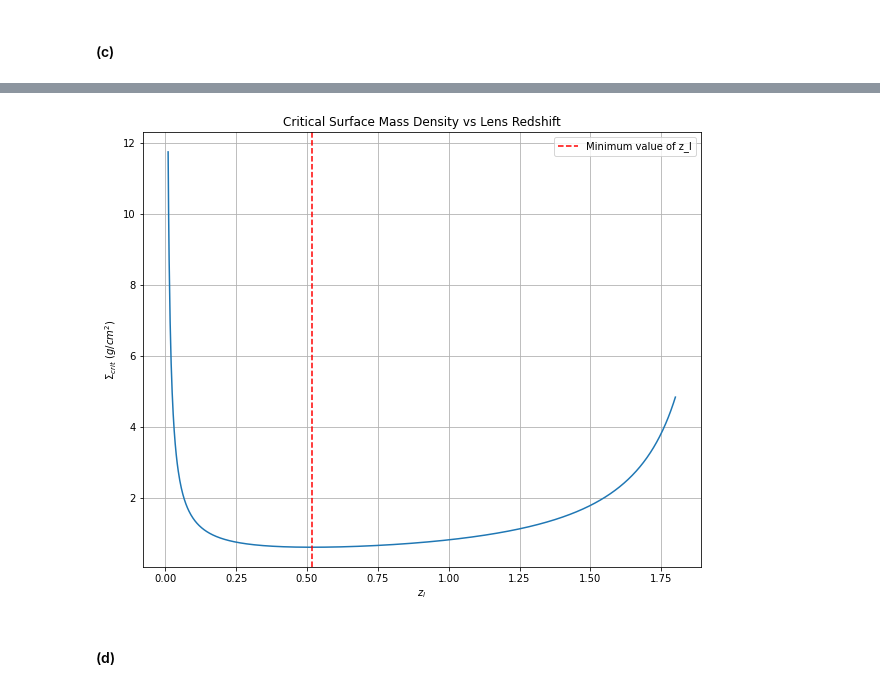
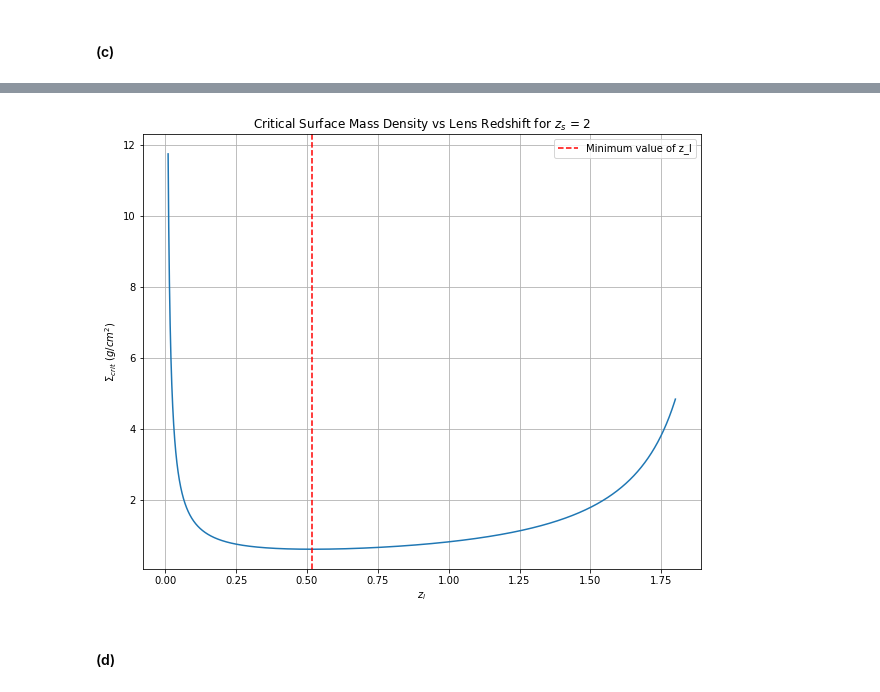
Before and after one commit to tylerbarna/AST8110, a Jupyter notebook: pset02/pset02.ipynb, the cells around one changed output, grey strips where cells are left out. Cells and saved outputs as stored; diff of their text form; code cells hidden in the pictures.

```diff
--- a/pset02/pset02.ipynb
+++ b/pset02/pset02.ipynb
@@ -101,7 +101,7 @@ d_os = lambda z: 1/(1+z) * integrate.quad(lambda x: 1/np.sqrt(omega_m*(1+x)**3 +
 d_os = np.vectorize(d_os) ## allows input of array
 
 z_s = 5
-num_points = 1000
+num_points = 100000
 a_range = np.linspace(0, z_s, num_points)
 
 ## plot curve
@@ -158,12 +158,12 @@ This seems like an odd plot, be sure to come back and check this
 # %%
 ## define redshift values
 z_o = 0 ## observer redshift
-z_l = np.linspace(0.01,1.8,1000) ## lens redshift
+z_l = np.linspace(0.01,1.8,num_points) ## lens redshift
 z_s = 2 ## source redshift (fixed)
 # %%
 ## calculate value of z_l where sigma_crit is minimum
 z_l_min = z_l[np.argmin(sigma_crit(z_o, z_l, z_s))]
-print('Minimum value of z_l occurs at z_l =', z_l_min)
+print('Minimum value of sigma_crit occurs at z_l =', z_l_min)
 print(r'Minimum value of $\Sigma_{crit}$: ', sigma_crit(z_o, z_l_min, z_s))
 
 ## plot curve
@@ -171,7 +171,7 @@ fig, ax = plt.subplots(figsize=(10, 8))
 plt.plot(z_l, sigma_crit(z_o, z_l, z_s));
 plt.xlabel(r'$z_l$');
 plt.ylabel(r'$\Sigma_{crit} \ (g/cm^2)$');
-plt.title('Critical Surface Mass Density vs Lens Redshift');
+plt.title(r'Critical Surface Mass Density vs Lens Redshift for $z_s$ = 2');
 plt.grid();
 
 ## plot minimum value of z_l
@@ -184,3 +184,3 @@ Minimum value of $\Sigma_{crit}$:  0.6152298120329043 cm2 g
-[figure, old version]
+[figure, new version]
 # %% [markdown]
 #### (d)
```
Also changed, not shown: parts of 3 cells of this notebook.
